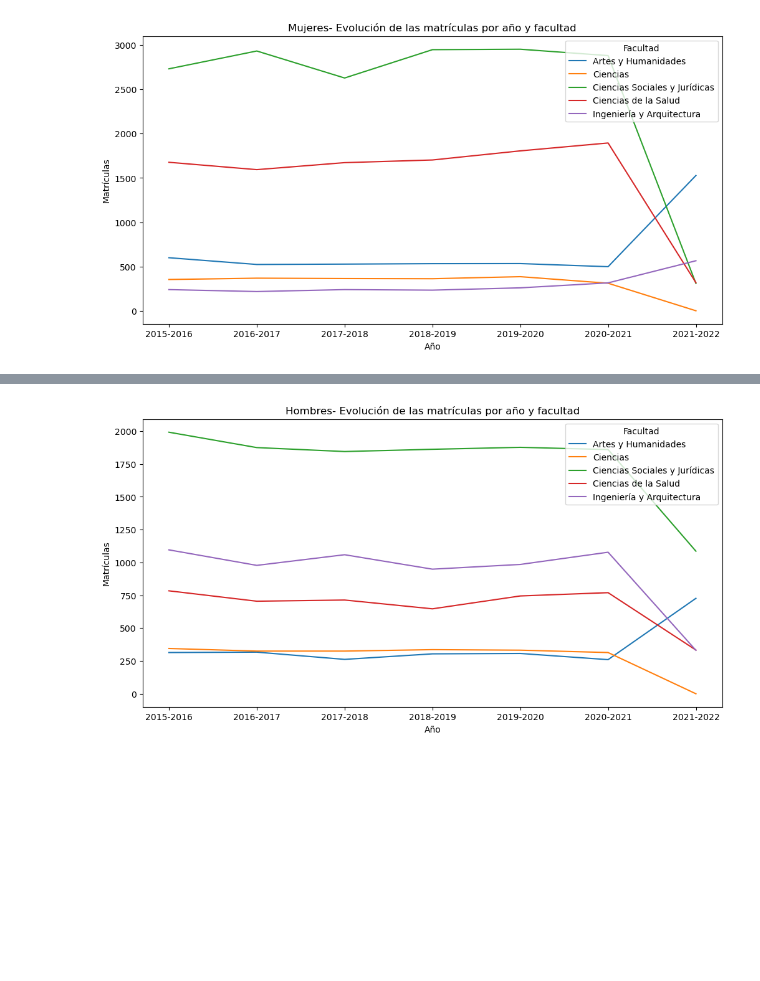
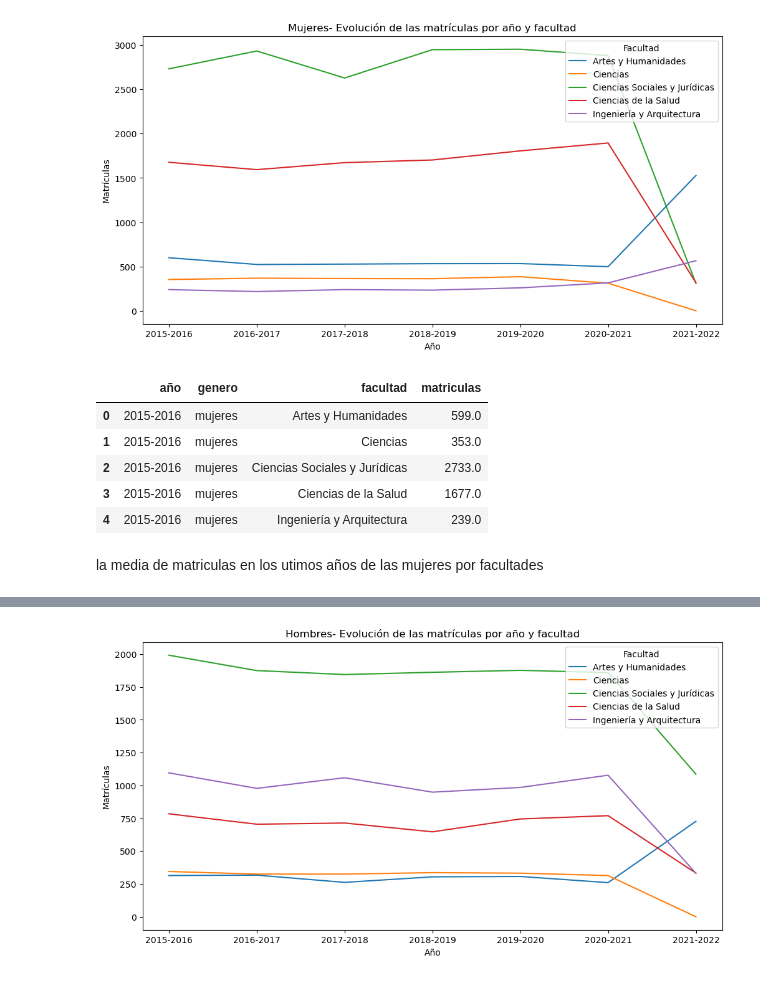
Before and after one commit to valentincortespuya/ETL_project, a Jupyter notebook: notebooks/graficos.ipynb, the cells around one changed output, grey strips where cells are left out. Drawn from its saved outputs; the diff is of its cells as text; code cells hidden in the pictures; blank space fills up the shorter version.

```diff
--- a/notebooks/graficos.ipynb
+++ b/notebooks/graficos.ipynb
@@ -283,3 +286,14 @@ plt.legend(title='Facultad')
 plt.show()
 # %% [output]
 [figure]
+# %%
+mujeres_mat.head(5)
+# %% [output]
+|  | año | genero | facultad | matriculas |
+| 0 | 2015-2016 | mujeres | Artes y Humanidades | 599.0 |
+| 1 | 2015-2016 | mujeres | Ciencias | 353.0 |
+| 2 | 2015-2016 | mujeres | Ciencias Sociales y Jurídicas | 2733.0 |
+| 3 | 2015-2016 | mujeres | Ciencias de la Salud | 1677.0 |
+| 4 | 2015-2016 | mujeres | Ingeniería y Arquitectura | 239.0 |
+# %% [markdown]
+la media de matriculas en los utimos años de las mujeres por facultades
```
Also changed, not shown: parts of 15 cells of this notebook, 6 other files.
